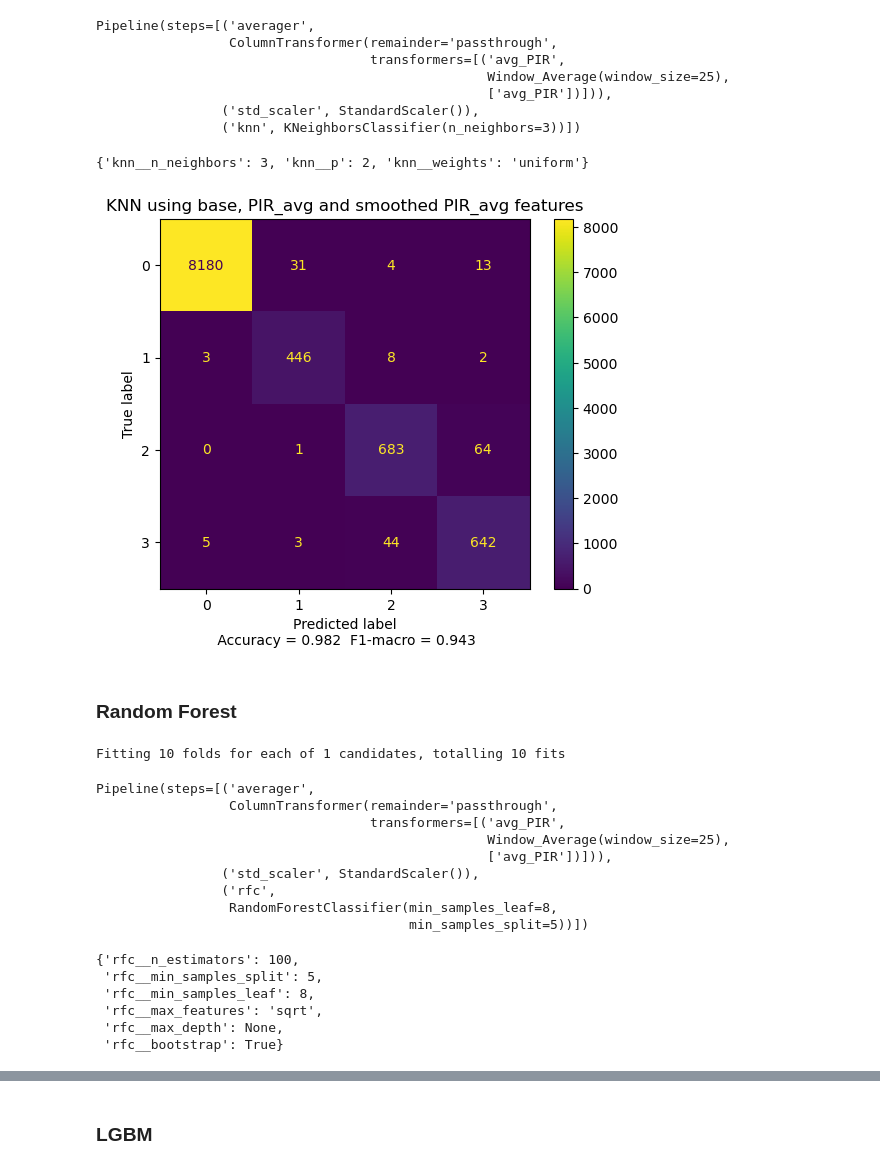
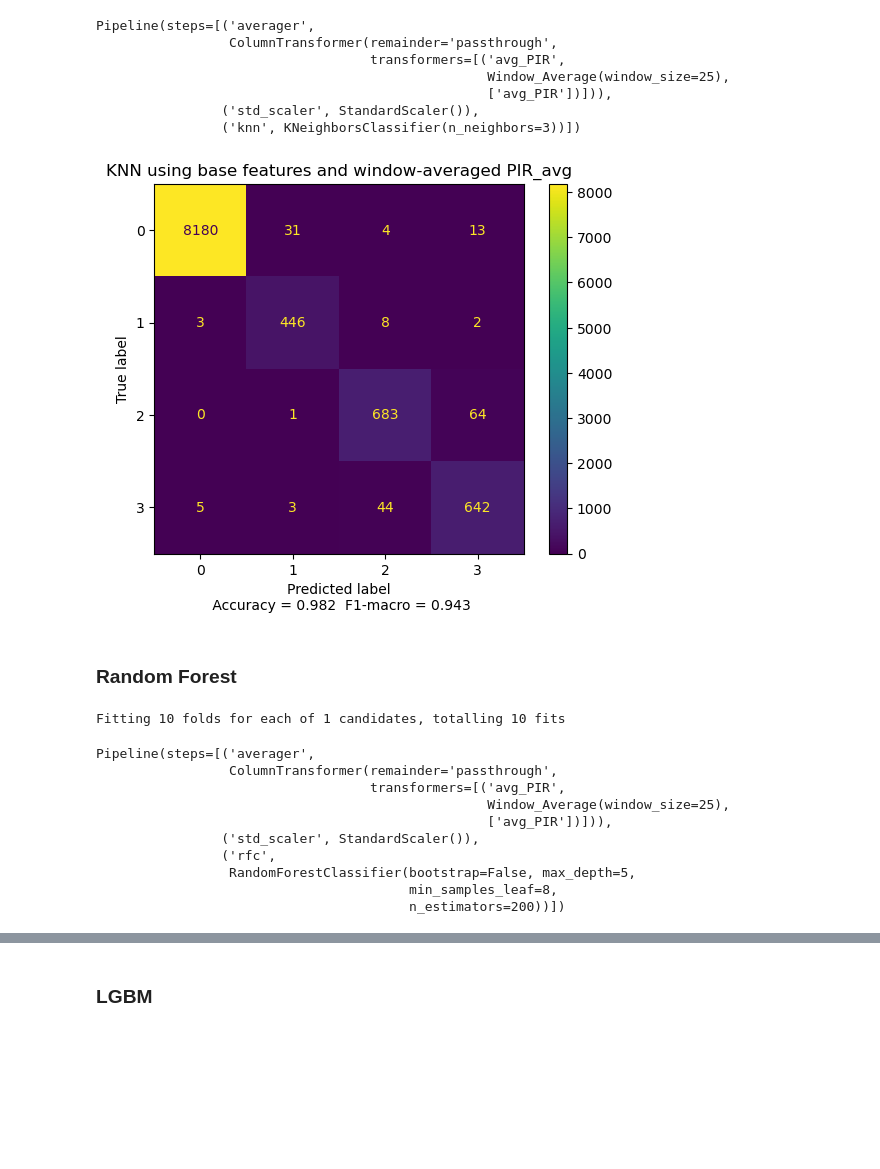
Before and after one commit to Clement-GRD/room_occupancy, a Jupyter notebook: room_occupancy.ipynb, the cells around one changed output, grey strips where cells are left out. Cells and saved outputs as stored; diff of their text form; code cells hidden in the pictures; blank space fills up the shorter version.

```diff
--- a/room_occupancy.ipynb
+++ b/room_occupancy.ipynb
@@ -443,15 +439,11 @@ Pipeline(steps=[('averager',
                                                   ['avg_PIR'])])),
                 ('std_scaler', StandardScaler()),
                 ('knn', KNeighborsClassifier(n_neighbors=3))])
-# %%
-knn_grid.best_params_
-# %% [output]
-{'knn__n_neighbors': 3, 'knn__p': 2, 'knn__weights': 'uniform'}
 # %%
 knn_predictions = cross_val_predict(std_knn_best_1,X_avg_PIR,y,cv=10,n_jobs=-1)
-plot_confusion_acc_f1(y,knn_predictions,'KNN using base, PIR_avg and smoothed PIR_avg features')
+plot_confusion_acc_f1(y,knn_predictions,'KNN using base features and window-averaged PIR_avg')
 # %% [output]
-[figure, old version]
+[figure, new version]
 # %% [markdown]
 ### Random Forest
 # %%
@@ -463,22 +455,22 @@ rf_pipeline = Pipeline([
     ('rfc', RandomForestClassifier())
 ])
 
-
+# # For random gridsearch
 # rf_random_grid = {'rfc__bootstrap': [True, False],
 #                'rfc__max_depth': [5,10, 20,50, 100, None],
 #                'rfc__max_features': [1.0, 'sqrt'],
-#                'rfc__min_samples_leaf': [ 2, 4,8],
+#                'rfc__min_samples_leaf': [ 2, 4, 8],
 #                'rfc__min_samples_split': [2, 5, 10],
-#                'rfc__n_estimators': [100, 200, 500,1000]}
+#                'rfc__n_estimators': [100, 200, 500, 1000]}
 
-rf_random_grid = {'rfc__bootstrap': [True],
-               'rfc__max_depth': [None],
+# Best params
+rf_random_grid = {'rfc__bootstrap': [False],
+               'rfc__max_depth': [5],
                'rfc__max_features': ['sqrt'],
-               'rfc__min_samples_leaf': [ 8],
-               'rfc__min_samples_split': [5],
-               'rfc__n_estimators': [100]}
+               'rfc__min_samples_leaf': [8],
+               'rfc__min_samples_split': [2],
+               'rfc__n_estimators': [200]}
 
-#grid = GridSearchCV(pipeline,param_grid,scoring='f1_macro',cv=10,n_jobs=-1)
 rf_grid = RandomizedSearchCV(rf_pipeline, rf_random_grid, n_iter = 200, cv = 10, n_jobs = -1,verbose=1)
 rf_grid.fit(X_avg_PIR,y)
 std_rf_best = rf_grid.best_estimator_
@@ -492,16 +484,8 @@ Pipeline(steps=[('averager',
                                                   ['avg_PIR'])])),
                 ('std_scaler', StandardScaler()),
                 ('rfc',
-                 RandomForestClassifier(min_samples_leaf=8,
-                                        min_samples_split=5))])
+                 RandomForestClassifier(bootstrap=False, max_depth=5,
+                                        min_samples_leaf=8,
+                                        n_estimators=200))])
-# %%
-rf_grid.best_params_
-# %% [output]
-{'rfc__n_estimators': 100,
- 'rfc__min_samples_split': 5,
- 'rfc__min_samples_leaf': 8,
- 'rfc__max_features': 'sqrt',
- 'rfc__max_depth': None,
- 'rfc__bootstrap': True}
 # %%
 rf_predictions = cross_val_predict(std_rf_best,X_avg_PIR,y,cv=10,n_jobs=-1)
```
Also changed, not shown: parts of 27 cells of this notebook.
